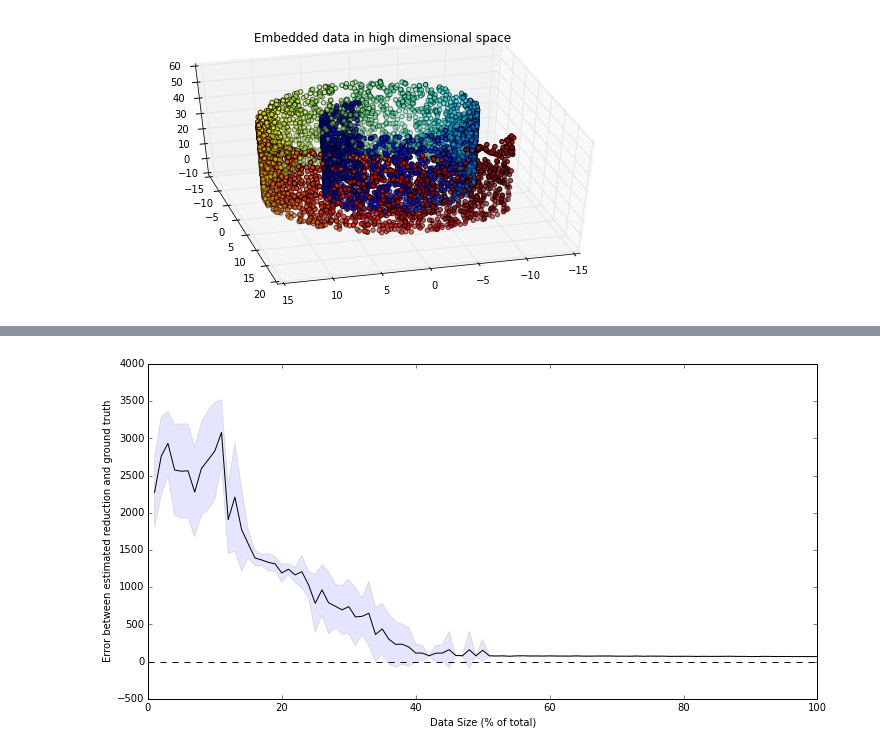
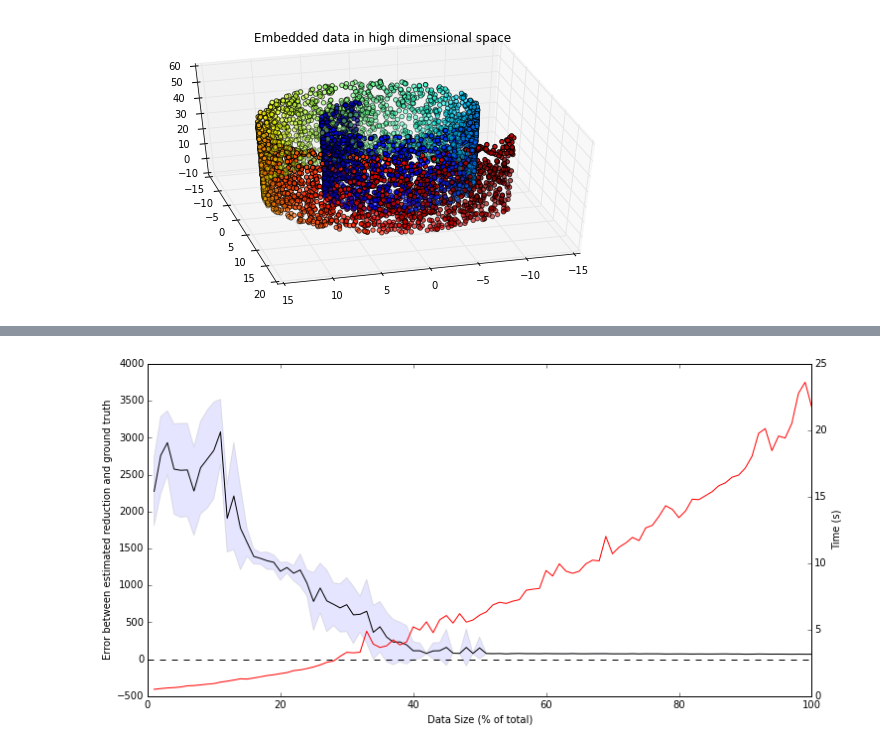
Before and after one commit to ubdsgroup/isomap, a Jupyter notebook: ApproximateISOMAP.ipynb, the cells around one changed output, grey strips where cells are left out. Drawn from its saved outputs; the diff is of its cells as text; code cells hidden in the pictures.

Commit message:
Adding running time to plot

```diff
--- a/ApproximateISOMAP.ipynb
+++ b/ApproximateISOMAP.ipynb
@@ -127,13 +127,19 @@ ax.set_title('Ground truth')
 # %%
 x = range(1,101)
 y = np.array(errormeans)
 d = np.array(errorstds)
+
 plt.figure(figsize=(12,6))
-plt.plot(x,y,color='k')
-plt.fill_between(x,y-d,y+d,alpha=0.1)
-plt.axhline(y=0,linestyle='--',color='k')
+ax = plt.axes()
+ax.plot(x,y,color='k')
+ax.fill_between(x,y-d,y+d,alpha=0.1)
+ax.axhline(y=0,linestyle='--',color='k')
 plt.xlabel('Data Size (% of total)')
 plt.ylabel('Error between estimated reduction and ground truth')
-plt.savefig("isomaperrors.png",format="png",dpi=480)
+
+ax2 = ax.twinx()
+ax2.plot(x, runtimes, 'r-')
+ax2.set_ylabel('Time (s)')
+plt.savefig("isomaperrors.png",format="png",dpi=240)
 # %% [output]
-[figure, old version]
+[figure, new version]
```
